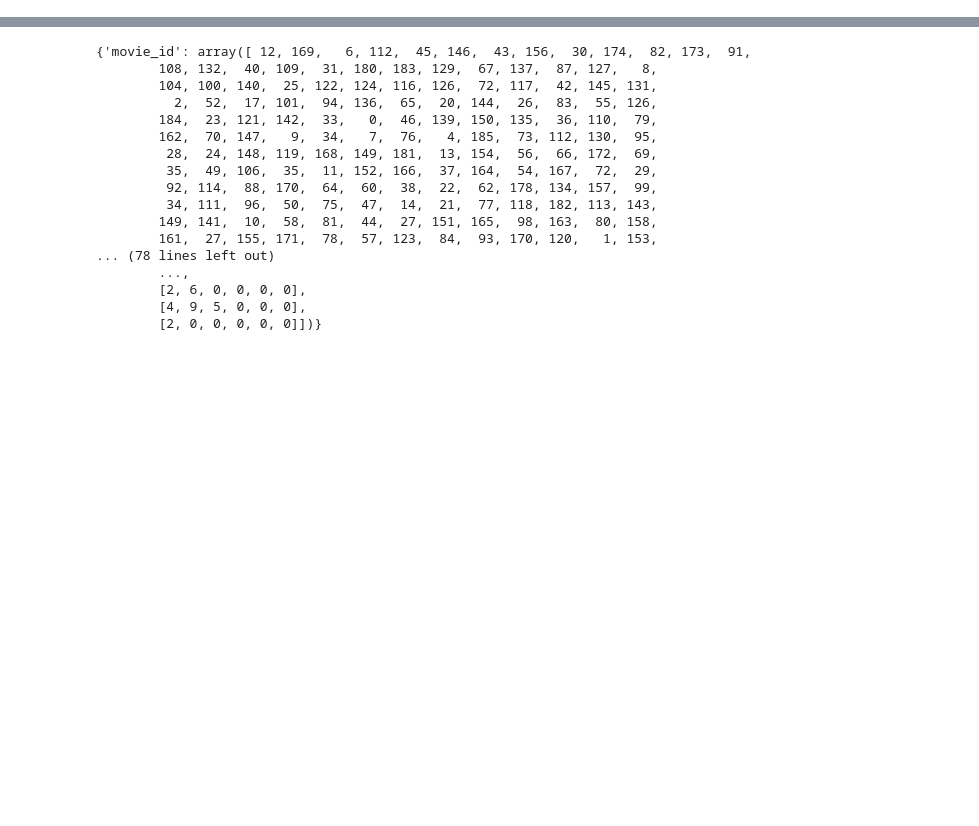
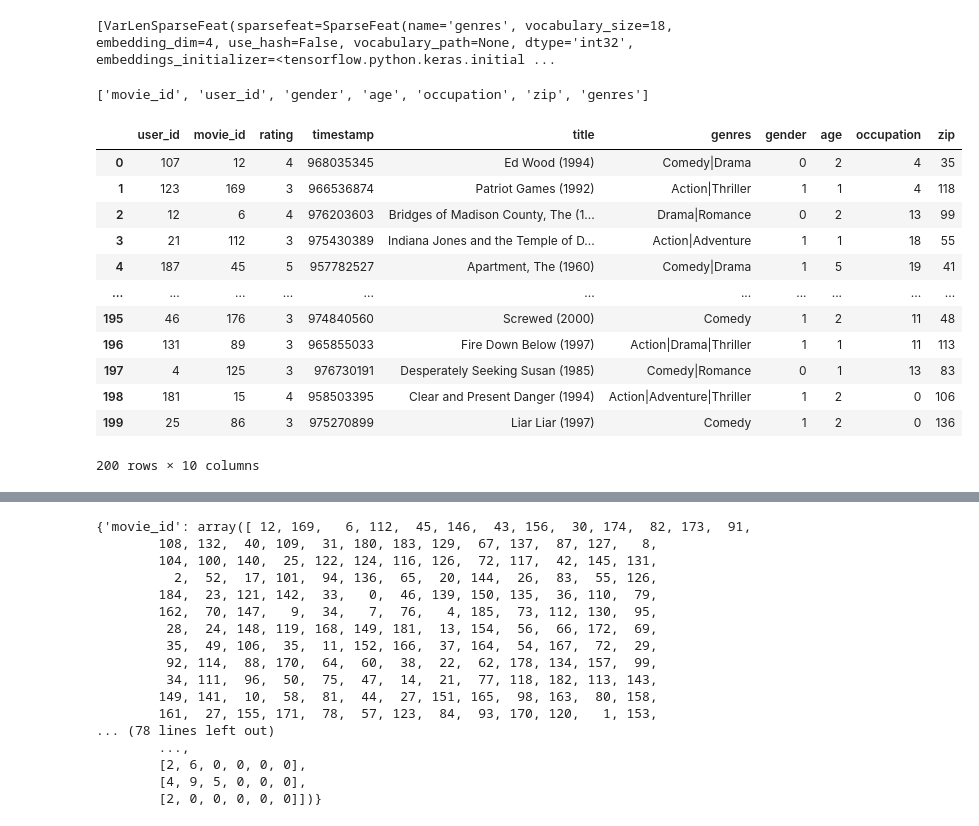
Before and after one commit to tingbila/MultiRecSys, a Jupyter notebook: deepctrmodel/xxxx.ipynb, the cells around one changed output, grey strips where cells are left out. Cells and saved outputs as stored; diff of their text form; code cells hidden in the pictures; blank space fills up the shorter version.

```diff
--- a/deepctrmodel/xxxx.ipynb
+++ b/deepctrmodel/xxxx.ipynb
@@ -0,0 +147,4 @@
+# %%
+varlen_feature_columns
+# %% [output]
+[VarLenSparseFeat(sparsefeat=SparseFeat(name='genres', vocabulary_size=18, embedding_dim=4, use_hash=False, vocabulary_path=None, dtype='int32', embeddings_initializer=<tensorflow.python.keras.initial ...
@@ -0,0 +154,21 @@
+# %%
+feature_names = get_feature_names(linear_feature_columns + dnn_feature_columns)
+feature_names
+# %% [output]
+['movie_id', 'user_id', 'gender', 'age', 'occupation', 'zip', 'genres']
+# %%
+data
+# %% [output]
+|  | user_id | movie_id | rating | timestamp | title | genres | gender | age | occupation | zip |
+| 0 | 107 | 12 | 4 | 968035345 | Ed Wood (1994) | Comedy|Drama | 0 | 2 | 4 | 35 |
+| 1 | 123 | 169 | 3 | 966536874 | Patriot Games (1992) | Action|Thriller | 1 | 1 | 4 | 118 |
+| 2 | 12 | 6 | 4 | 976203603 | Bridges of Madison County, The (1... | Drama|Romance | 0 | 2 | 13 | 99 |
+| 3 | 21 | 112 | 3 | 975430389 | Indiana Jones and the Temple of D... | Action|Adventure | 1 | 1 | 18 | 55 |
+| 4 | 187 | 45 | 5 | 957782527 | Apartment, The (1960) | Comedy|Drama | 1 | 5 | 19 | 41 |
+| ... | ... | ... | ... | ... | ... | ... | ... | ... | ... | ... |
+| 195 | 46 | 176 | 3 | 974840560 | Screwed (2000) | Comedy | 1 | 2 | 11 | 48 |
+| 196 | 131 | 89 | 3 | 965855033 | Fire Down Below (1997) | Action|Drama|Thriller | 1 | 1 | 11 | 113 |
+| 197 | 4 | 125 | 3 | 976730191 | Desperately Seeking Susan (1985) | Comedy|Romance | 0 | 1 | 13 | 83 |
+| 198 | 181 | 15 | 4 | 958503395 | Clear and Present Danger (1994) | Action|Adventure|Thriller | 1 | 2 | 0 | 106 |
+| 199 | 25 | 86 | 3 | 975270899 | Liar Liar (1997) | Comedy | 1 | 2 | 0 | 136 |
+200 rows × 10 columns
```
Also changed, not shown: parts of 25 cells of this notebook, 1 other file.
